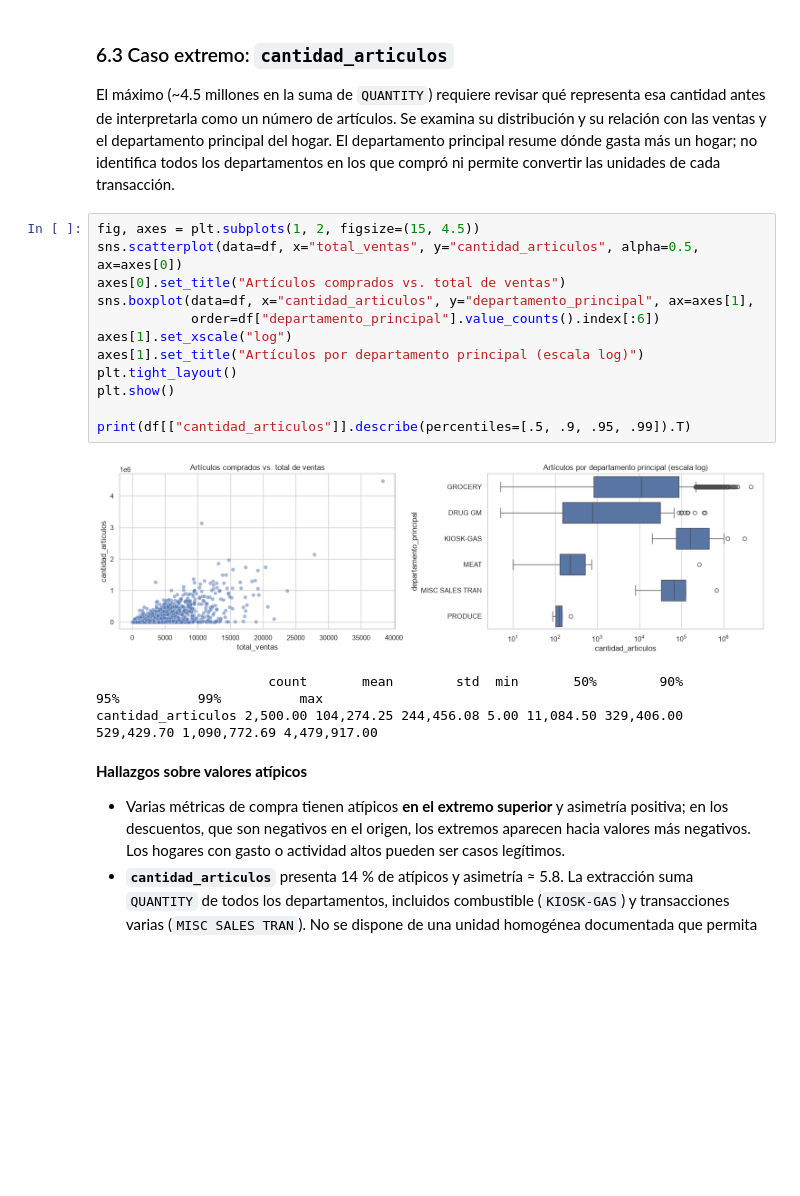
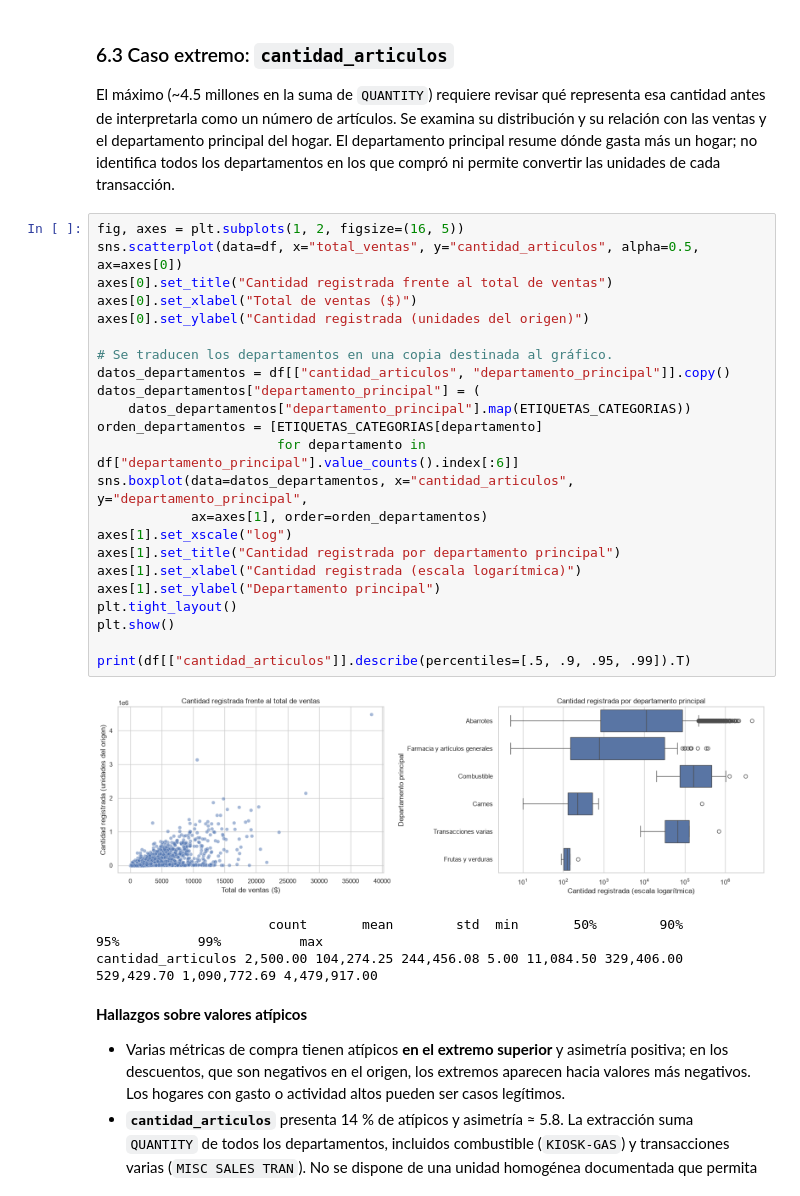
Before and after one commit to Eyner1/Laboratorio_4_Mineria_de_Datos_ISW_911_EDA_dataset_InvacomDW, a Jupyter notebook: lab4_IC2025.ipynb, the cells around one changed output. Saved outputs shown, nothing was run; the diff lists cells and outputs as text; blank space fills up the shorter version.

```diff
--- a/lab4_IC2025.ipynb
+++ b/lab4_IC2025.ipynb
@@ -488,19 +568,30 @@ plt.show()
 
 El máximo (~4.5 millones en la suma de `QUANTITY`) requiere revisar qué representa esa cantidad antes de interpretarla como un número de artículos. Se examina su distribución y su relación con las ventas y el departamento principal del hogar. El departamento principal resume dónde gasta más un hogar; no identifica todos los departamentos en los que compró ni permite convertir las unidades de cada transacción.
 # %%
-fig, axes = plt.subplots(1, 2, figsize=(15, 4.5))
+fig, axes = plt.subplots(1, 2, figsize=(16, 5))
 sns.scatterplot(data=df, x="total_ventas", y="cantidad_articulos", alpha=0.5, ax=axes[0])
-axes[0].set_title("Artículos comprados vs. total de ventas")
-sns.boxplot(data=df, x="cantidad_articulos", y="departamento_principal", ax=axes[1],
-            order=df["departamento_principal"].value_counts().index[:6])
+axes[0].set_title("Cantidad registrada frente al total de ventas")
+axes[0].set_xlabel("Total de ventas ($)")
+axes[0].set_ylabel("Cantidad registrada (unidades del origen)")
+
+# Se traducen los departamentos en una copia destinada al gráfico.
+datos_departamentos = df[["cantidad_articulos", "departamento_principal"]].copy()
+datos_departamentos["departamento_principal"] = (
+    datos_departamentos["departamento_principal"].map(ETIQUETAS_CATEGORIAS))
+orden_departamentos = [ETIQUETAS_CATEGORIAS[departamento]
+                       for departamento in df["departamento_principal"].value_counts().index[:6]]
+sns.boxplot(data=datos_departamentos, x="cantidad_articulos", y="departamento_principal",
+            ax=axes[1], order=orden_departamentos)
 axes[1].set_xscale("log")
-axes[1].set_title("Artículos por departamento principal (escala log)")
+axes[1].set_title("Cantidad registrada por departamento principal")
+axes[1].set_xlabel("Cantidad registrada (escala logarítmica)")
+axes[1].set_ylabel("Departamento principal")
 plt.tight_layout()
 plt.show()
 
 print(df[["cantidad_articulos"]].describe(percentiles=[.5, .9, .95, .99]).T)
 # %% [output]
-[figure, old version]
+[figure, new version]
                       count       mean        std  min       50%        90%        95%          99%          max
 cantidad_articulos 2,500.00 104,274.25 244,456.08 5.00 11,084.50 329,406.00 529,429.70 1,090,772.69 4,479,917.00
 # %% [markdown]
```
Also changed, not shown: parts of 14 cells of this notebook.
